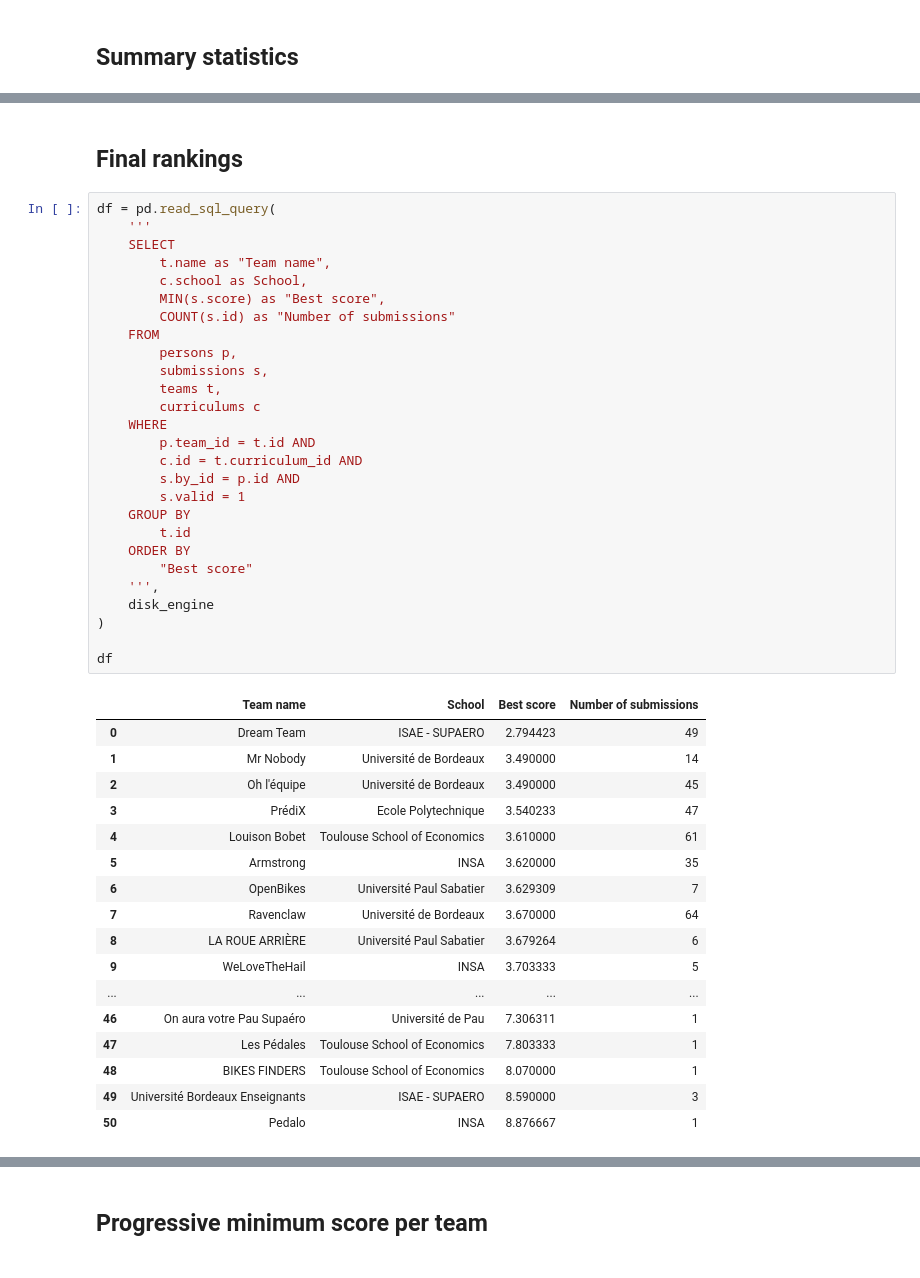
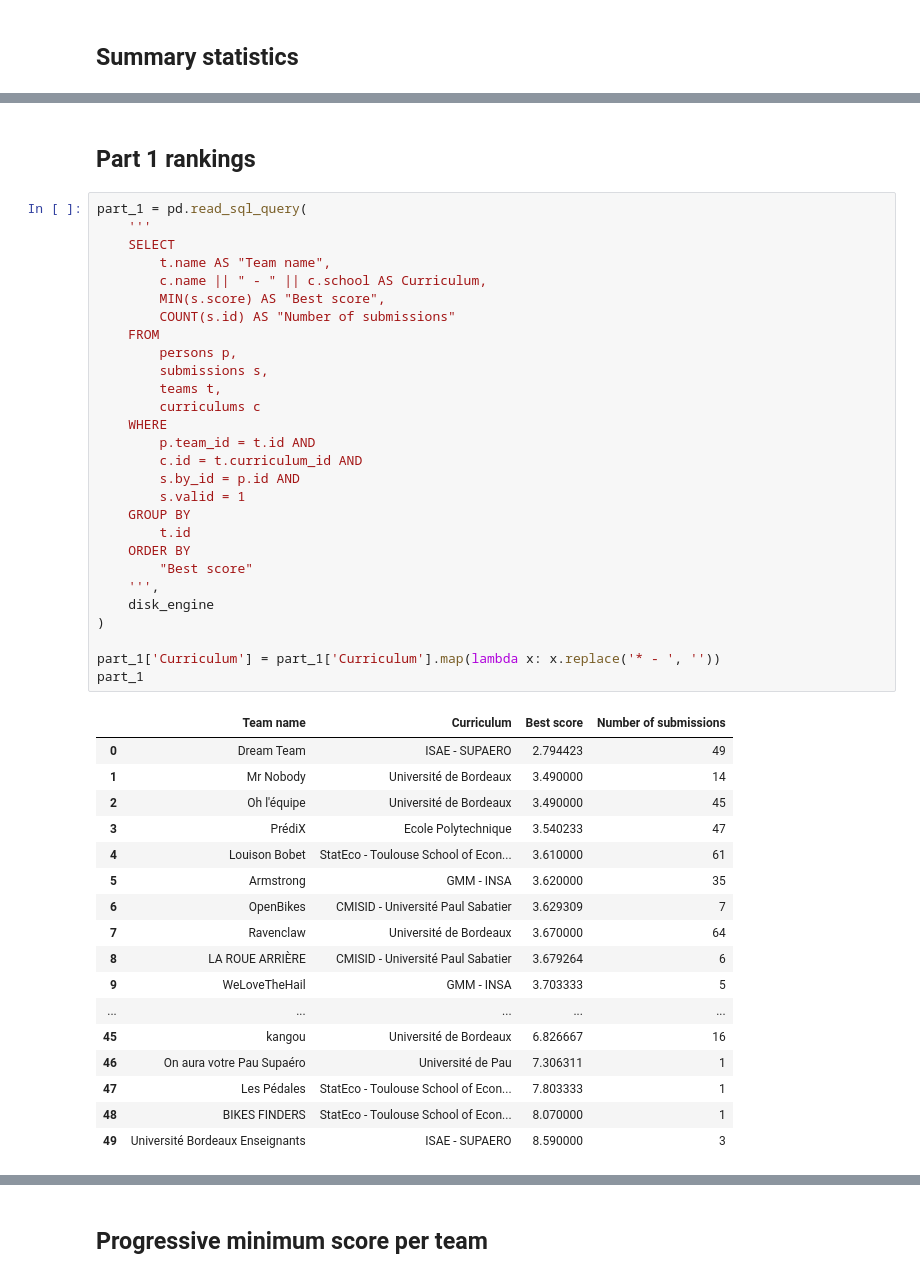
Before and after one commit to OpenBikes/Notebooks, a Jupyter notebook: challenge_2016_results_analysis.ipynb, the cells around one changed output, grey strips where cells are left out. Saved outputs shown, nothing was run; the diff lists cells and outputs as text.

```diff
--- a/challenge_2016_results_analysis.ipynb
+++ b/challenge_2016_results_analysis.ipynb
@@ -40,49 +44,50 @@ Nombre d'équipes ayant soumis: 51
 Nombre de soumissions: 1209
 Nombre de soumissions valides: 947
 # %% [markdown]
-## Final rankings
+## Part 1 rankings
 # %%
-df = pd.read_sql_query(
+part_1 = pd.read_sql_query(
     '''
     SELECT
-        t.name as "Team name",
-        c.school as School,
-        MIN(s.score) as "Best score",
-        COUNT(s.id) as "Number of submissions"
+        t.name AS "Team name",
+        c.name || " - " || c.school AS Curriculum,
+        MIN(s.score) AS "Best score",
+        COUNT(s.id) AS "Number of submissions"
     FROM
         persons p,
         submissions s,
         teams t,
         curriculums c
     WHERE
         p.team_id = t.id AND
         c.id = t.curriculum_id AND
         s.by_id = p.id AND
         s.valid = 1
     GROUP BY
         t.id
     ORDER BY
         "Best score"
     ''',
     disk_engine
 )
 
-df
+part_1['Curriculum'] = part_1['Curriculum'].map(lambda x: x.replace('* - ', ''))
+part_1
 # %% [output]
-|  | Team name | School | Best score | Number of submissions |
+|  | Team name | Curriculum | Best score | Number of submissions |
 | 0 | Dream Team | ISAE - SUPAERO | 2.794423 | 49 |
 | 1 | Mr Nobody | Université de Bordeaux | 3.490000 | 14 |
 | 2 | Oh l'équipe | Université de Bordeaux | 3.490000 | 45 |
 | 3 | PrédiX | Ecole Polytechnique | 3.540233 | 47 |
-| 4 | Louison Bobet | Toulouse School of Economics | 3.610000 | 61 |
-| 5 | Armstrong | INSA | 3.620000 | 35 |
-| 6 | OpenBikes | Université Paul Sabatier | 3.629309 | 7 |
+| 4 | Louison Bobet | StatEco - Toulouse School of Econ... | 3.610000 | 61 |
+| 5 | Armstrong | GMM - INSA | 3.620000 | 35 |
+| 6 | OpenBikes | CMISID - Université Paul Sabatier | 3.629309 | 7 |
 | 7 | Ravenclaw | Université de Bordeaux | 3.670000 | 64 |
-| 8 | LA ROUE ARRIÈRE | Université Paul Sabatier | 3.679264 | 6 |
-| 9 | WeLoveTheHail | INSA | 3.703333 | 5 |
+| 8 | LA ROUE ARRIÈRE | CMISID - Université Paul Sabatier | 3.679264 | 6 |
+| 9 | WeLoveTheHail | GMM - INSA | 3.703333 | 5 |
 | ... | ... | ... | ... | ... |
+| 45 | kangou | Université de Bordeaux | 6.826667 | 16 |
 | 46 | On aura votre Pau Supaéro | Université de Pau | 7.306311 | 1 |
-| 47 | Les Pédales | Toulouse School of Economics | 7.803333 | 1 |
-| 48 | BIKES FINDERS | Toulouse School of Economics | 8.070000 | 1 |
+| 47 | Les Pédales | StatEco - Toulouse School of Econ... | 7.803333 | 1 |
+| 48 | BIKES FINDERS | StatEco - Toulouse School of Econ... | 8.070000 | 1 |
 | 49 | Université Bordeaux Enseignants | ISAE - SUPAERO | 8.590000 | 3 |
-| 50 | Pedalo | INSA | 8.876667 | 1 |
```
Also changed, not shown: parts of 10 cells of this notebook, 8 other files.
